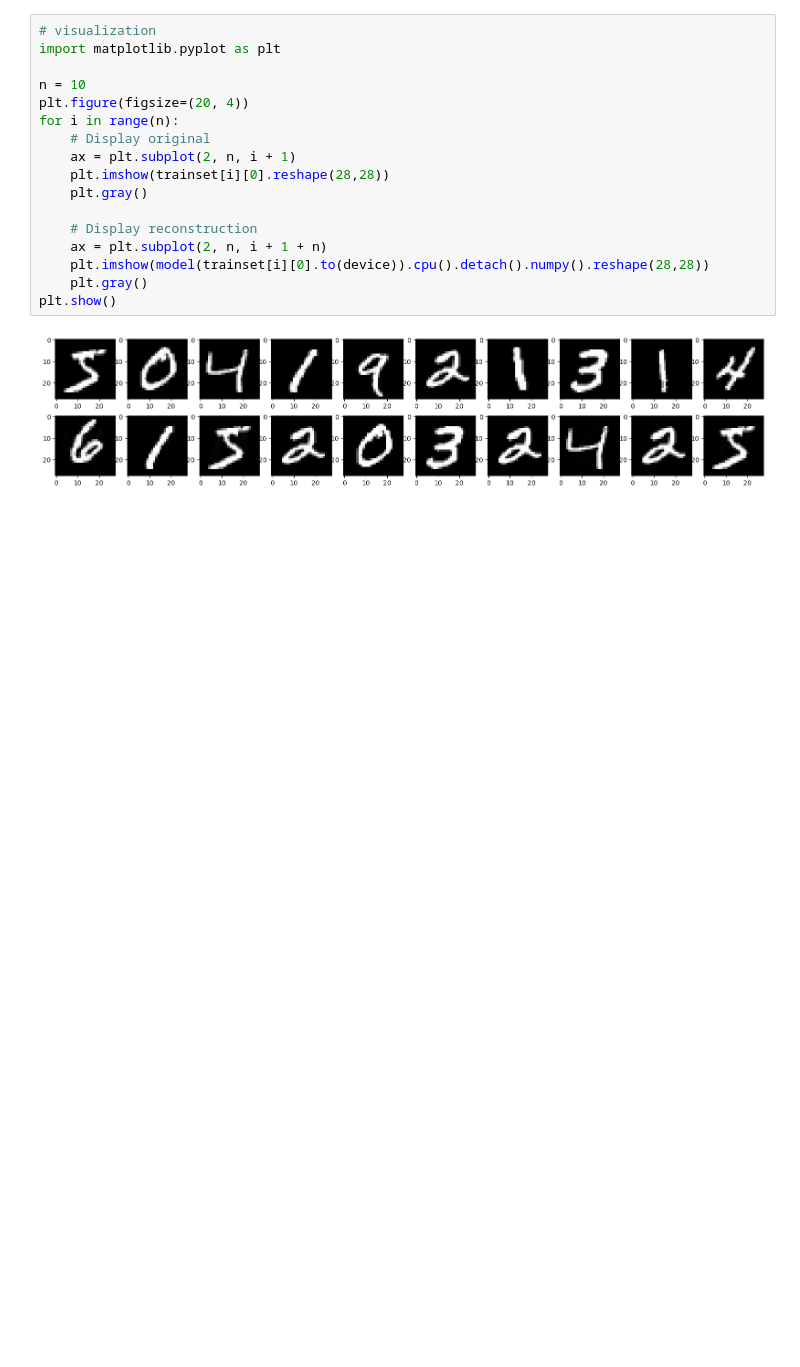
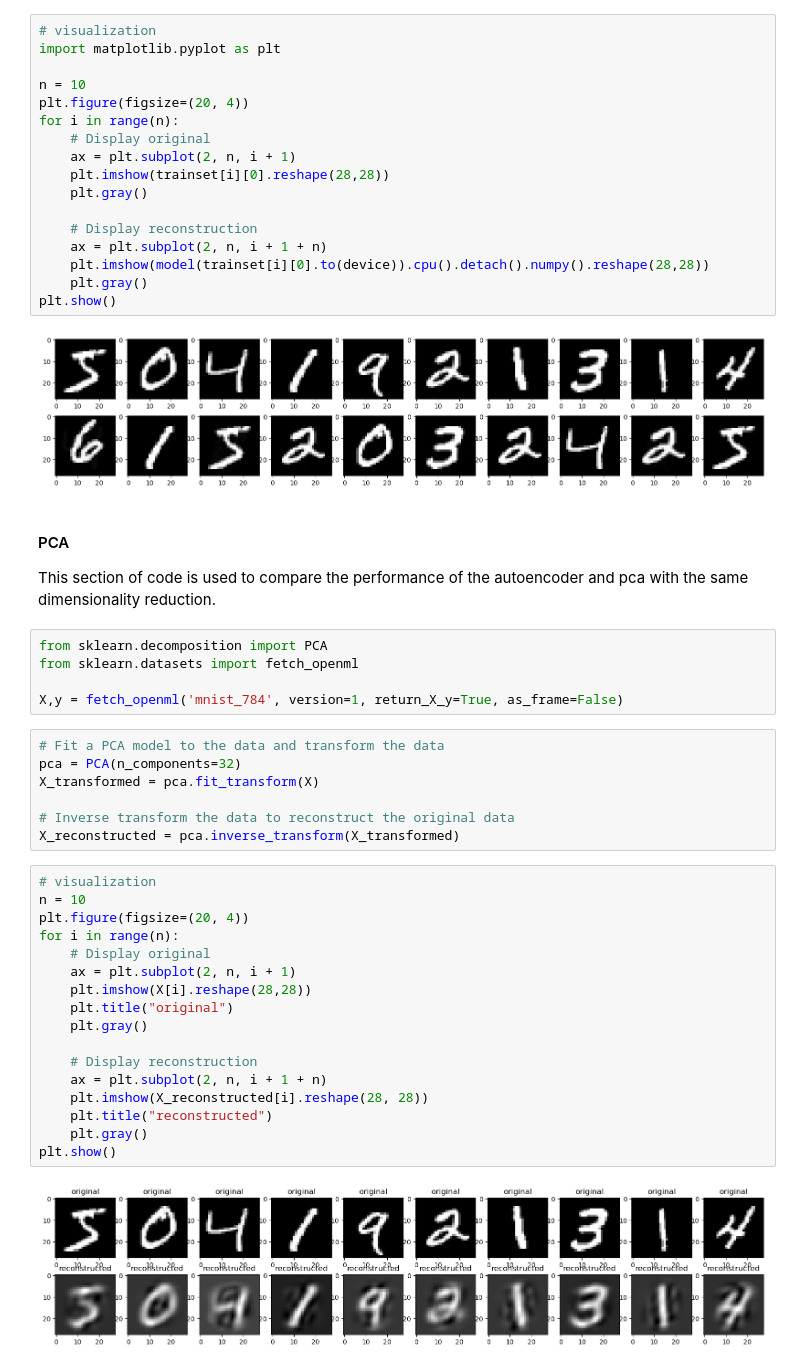
Before and after one commit to millliono/autoencoder_mnist, a Jupyter notebook: next_digit_autoenc.ipynb, the cells around one changed output. Drawn from its saved outputs; the diff is of its cells as text; blank space fills up the shorter version.

```diff
--- a/next_digit_autoenc.ipynb
+++ b/next_digit_autoenc.ipynb
@@ -188,3 +197,38 @@ for i in range(n):
 plt.show()
 # %% [output]
 [figure]
+# %% [markdown]
+####  PCA
+
+This section of code is used to compare the performance of the autoencoder and pca with the same dimensionality reduction.
+# %%
+from sklearn.decomposition import PCA
+from sklearn.datasets import fetch_openml
+
+X,y = fetch_openml('mnist_784', version=1, return_X_y=True, as_frame=False)
+# %%
+# Fit a PCA model to the data and transform the data
+pca = PCA(n_components=32)
+X_transformed = pca.fit_transform(X)
+
+# Inverse transform the data to reconstruct the original data
+X_reconstructed = pca.inverse_transform(X_transformed)
+# %%
+# visualization
+n = 10
+plt.figure(figsize=(20, 4))
+for i in range(n):
+    # Display original
+    ax = plt.subplot(2, n, i + 1)
+    plt.imshow(X[i].reshape(28,28))
+    plt.title("original")
+    plt.gray()
+
+    # Display reconstruction
+    ax = plt.subplot(2, n, i + 1 + n)
+    plt.imshow(X_reconstructed[i].reshape(28, 28))
+    plt.title("reconstructed")
+    plt.gray()
+plt.show()
+# %% [output]
+[figure, added]
```
Also changed, not shown: parts of 6 cells of this notebook.
